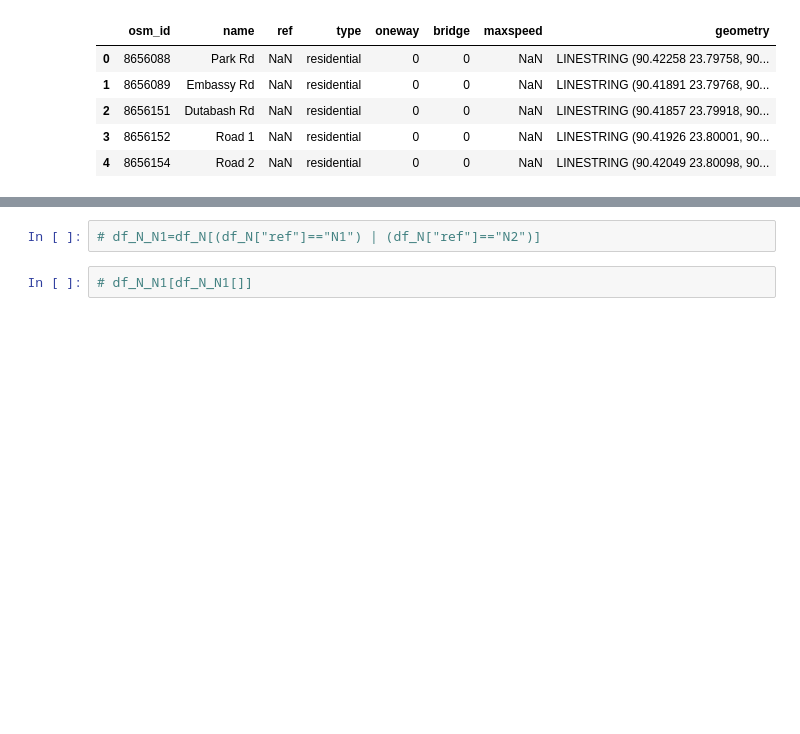
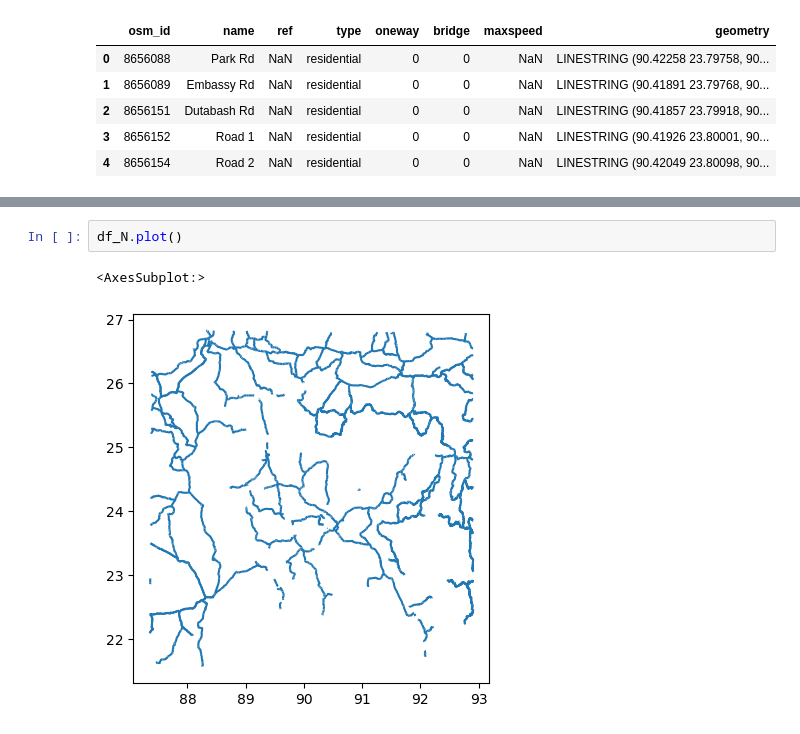
Before and after one commit to mlmoleman/EPA133a-G07-A3, a Jupyter notebook: model/Bonus_assignment.ipynb, the cells around one changed output, grey strips where cells are left out. Saved outputs shown, nothing was run; the diff lists cells and outputs as text; blank space fills up the shorter version.

```diff
--- a/model/Bonus_assignment.ipynb
+++ b/model/Bonus_assignment.ipynb
@@ -35,4 +38,5 @@ See the caveats in the documentation: https://pandas.pydata.org/pandas-docs/stab
-# %%
-# df_N_N1=df_N[(df_N["ref"]=="N1") | (df_N["ref"]=="N2")]
-# %%
-# df_N_N1[df_N_N1[]]
+# %%
+df_N.plot()
+# %% [output]
+<AxesSubplot:>
+[figure, added]
```
Also changed, not shown: parts of 10 cells of this notebook, 3 other files.
